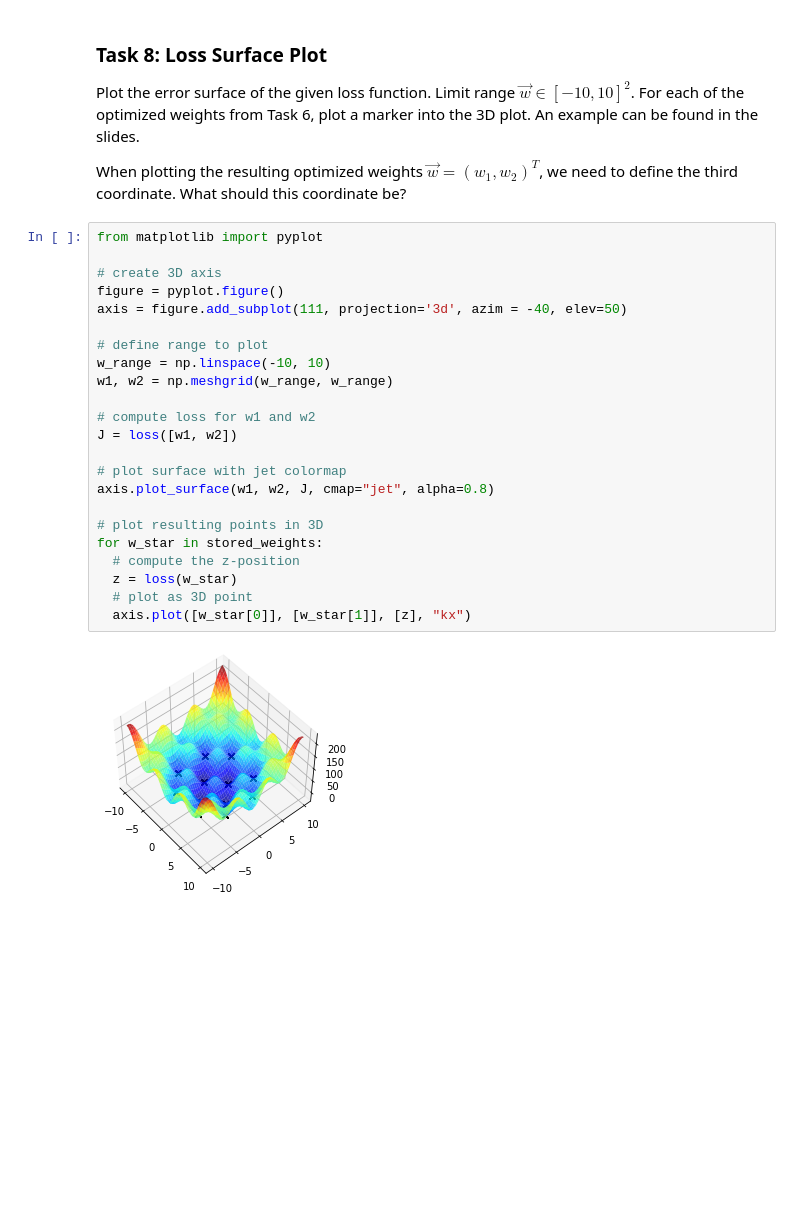
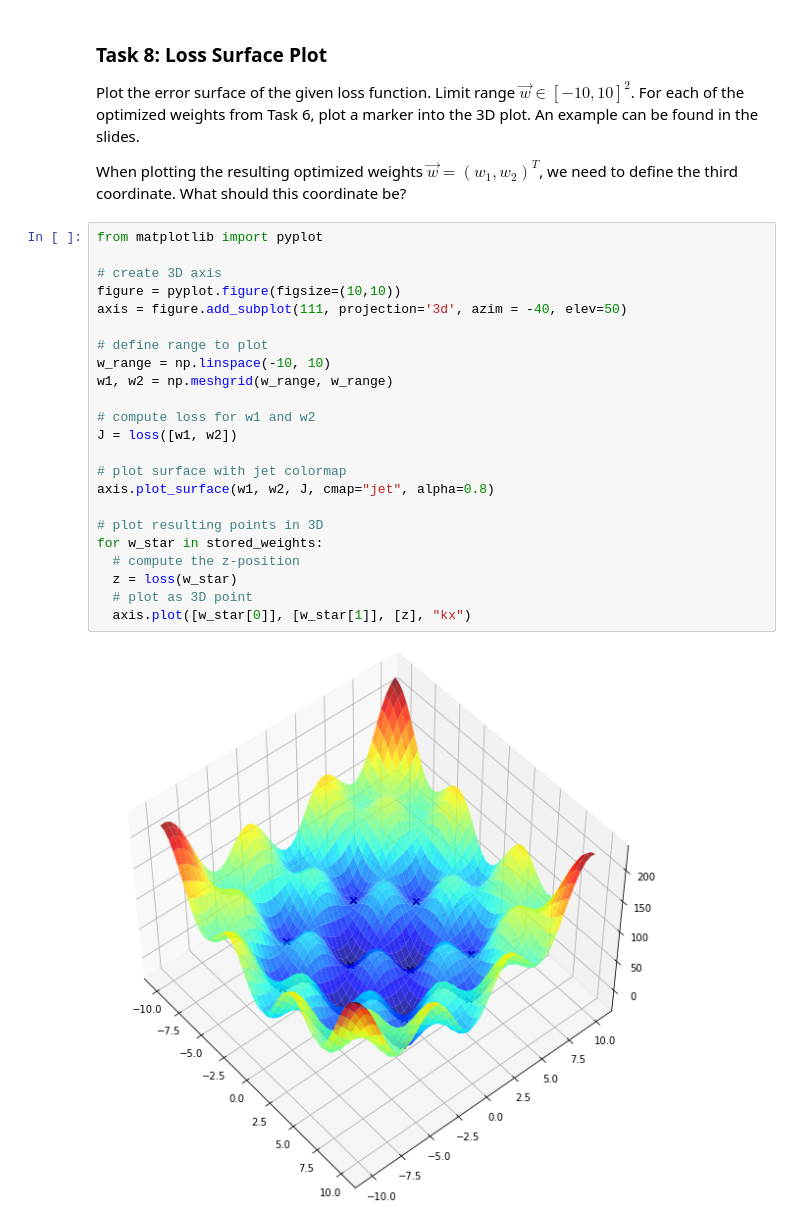
Before and after one commit to acd17sk/Deep-Learning-Projects, a Jupyter notebook: Gradient Descent.ipynb, the cells around one changed output. Cells and saved outputs as stored; diff of their text form; blank space fills up the shorter version.

```diff
--- a/Gradient Descent.ipynb
+++ b/Gradient Descent.ipynb
@@ -171,25 +171,25 @@ What should this coordinate be?
 # %%
 from matplotlib import pyplot
 
 # create 3D axis
-figure = pyplot.figure()
+figure = pyplot.figure(figsize=(10,10))
 axis = figure.add_subplot(111, projection='3d', azim = -40, elev=50)
 
 # define range to plot
 w_range = np.linspace(-10, 10)
 w1, w2 = np.meshgrid(w_range, w_range)
 
 # compute loss for w1 and w2
 J = loss([w1, w2])
 
 # plot surface with jet colormap
 axis.plot_surface(w1, w2, J, cmap="jet", alpha=0.8)
 
 # plot resulting points in 3D
 for w_star in stored_weights:
   # compute the z-position
   z = loss(w_star)
   # plot as 3D point
   axis.plot([w_star[0]], [w_star[1]], [z], "kx")
 # %% [output]
-[figure, old version]
+[figure, new version]
```
Also changed, not shown: parts of 1 cell of this notebook.
